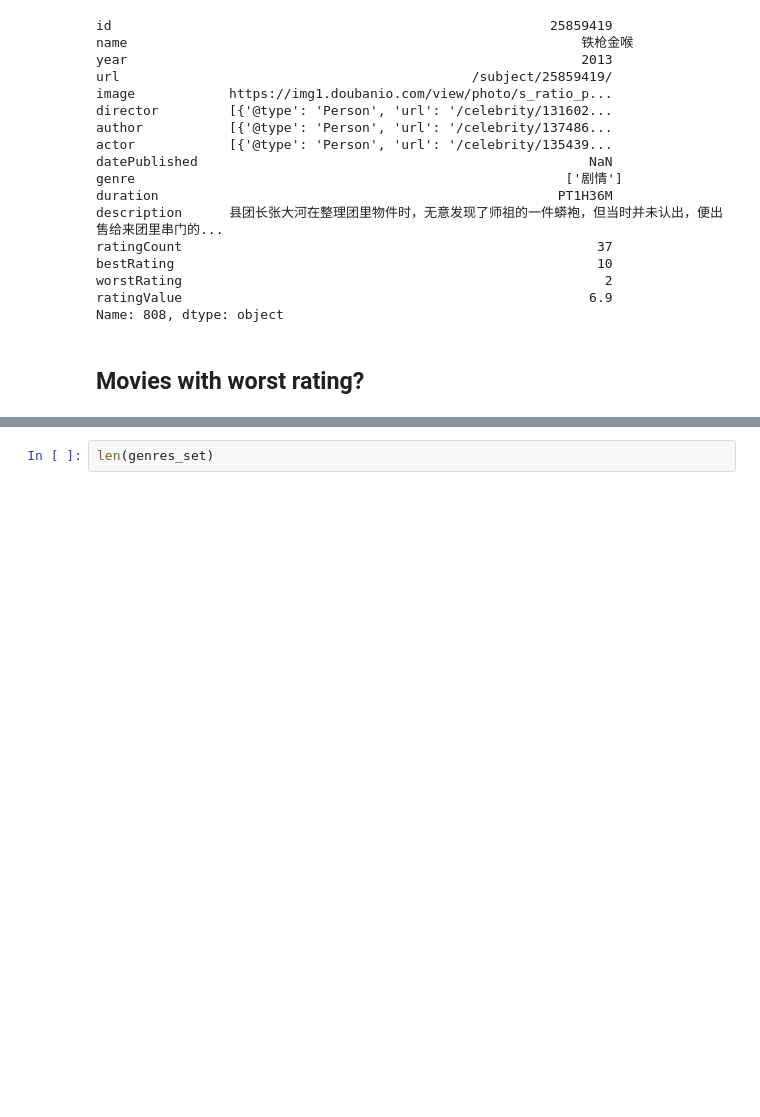
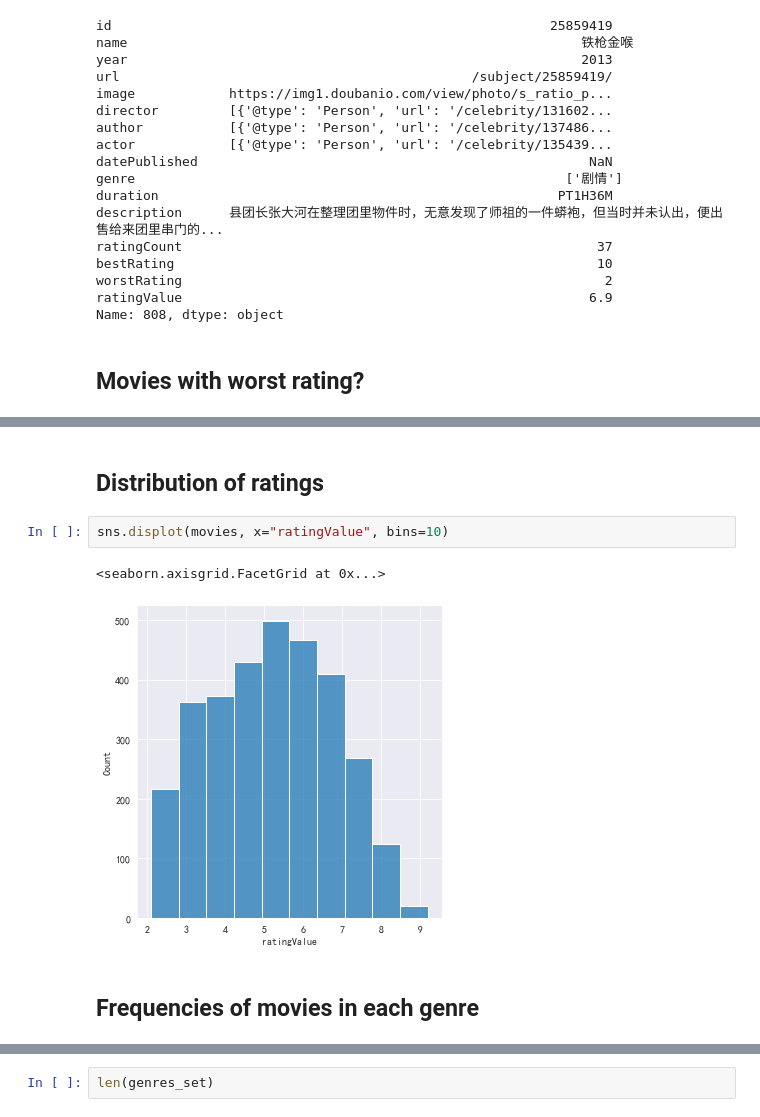
Before and after one commit to contrasting/jingo, a Jupyter notebook: 02a Summary Statistics.ipynb, the cells around one changed output, grey strips where cells are left out. Saved outputs shown, nothing was run; the diff lists cells and outputs as text; blank space fills up the shorter version.

Commit message:
add some charts on distribution/histograms

```diff
--- a/02a Summary Statistics.ipynb
+++ b/02a Summary Statistics.ipynb
@@ -52,6 +59,15 @@ movies.sort_values("ratingValue").head(10)
 | 2147 | 30183802 | 史前超人 | 2018 | /subject/30183802/ | https://img9.doubanio.com/view/ph... | [{'@type': 'Person', 'url': '/cel... | [{'@type': 'Person', 'url': '/cel... | [{'@type': 'Person', 'url': '/cel... | 2018-03-27 | ['剧情', '喜剧', '奇幻', '冒险'] | ... |
 | 1329 | 26598990 | 少年杨靖宇 | 2015 | /subject/26598990/ | https://img1.doubanio.com/view/ph... | [{'@type': 'Person', 'url': '/cel... | [{'@type': 'Person', 'url': '/cel... | [{'@type': 'Person', 'url': '/cel... | 2015-09-03 | ['剧情', '儿童'] | ... |
 | 1306 | 26589483 | 山花烂漫时 | 2016 | /subject/26589483/ | https://img9.doubanio.com/view/ph... | [{'@type': 'Person', 'url': '/cel... | [{'@type': 'Person', 'url': '/cel... | [{'@type': 'Person', 'url': '/cel... | 2016-06-17 | ['剧情', '家庭'] | ... |
+# %% [markdown]
+## Distribution of ratings
+# %%
+sns.displot(movies, x="ratingValue", bins=10)
+# %% [output]
+<seaborn.axisgrid.FacetGrid at 0x...>
+[figure, added]
+# %% [markdown]
+## Frequencies of movies in each genre
 # %%
 import json
 
```
Also changed, not shown: parts of 7 cells of this notebook, 1 other file.
